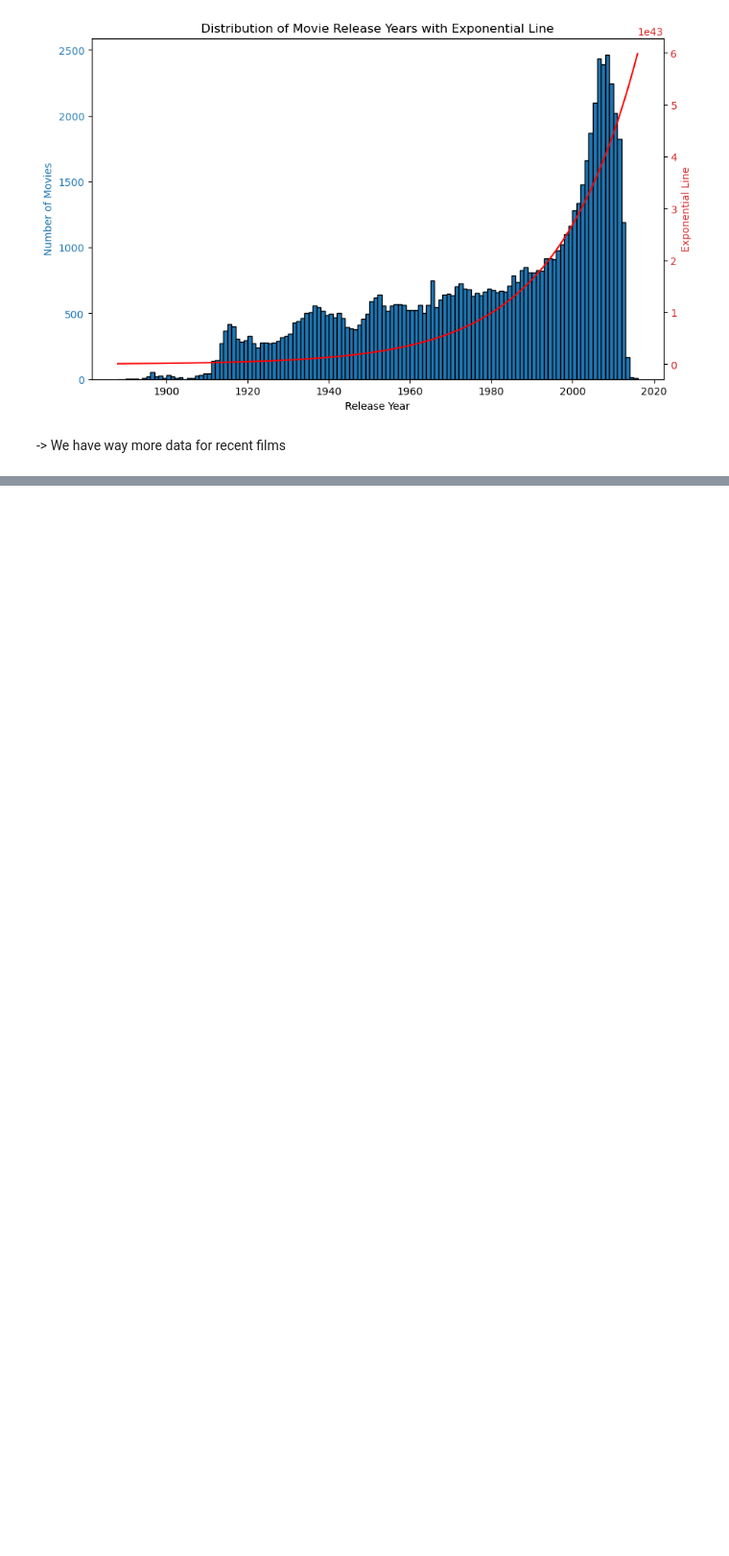
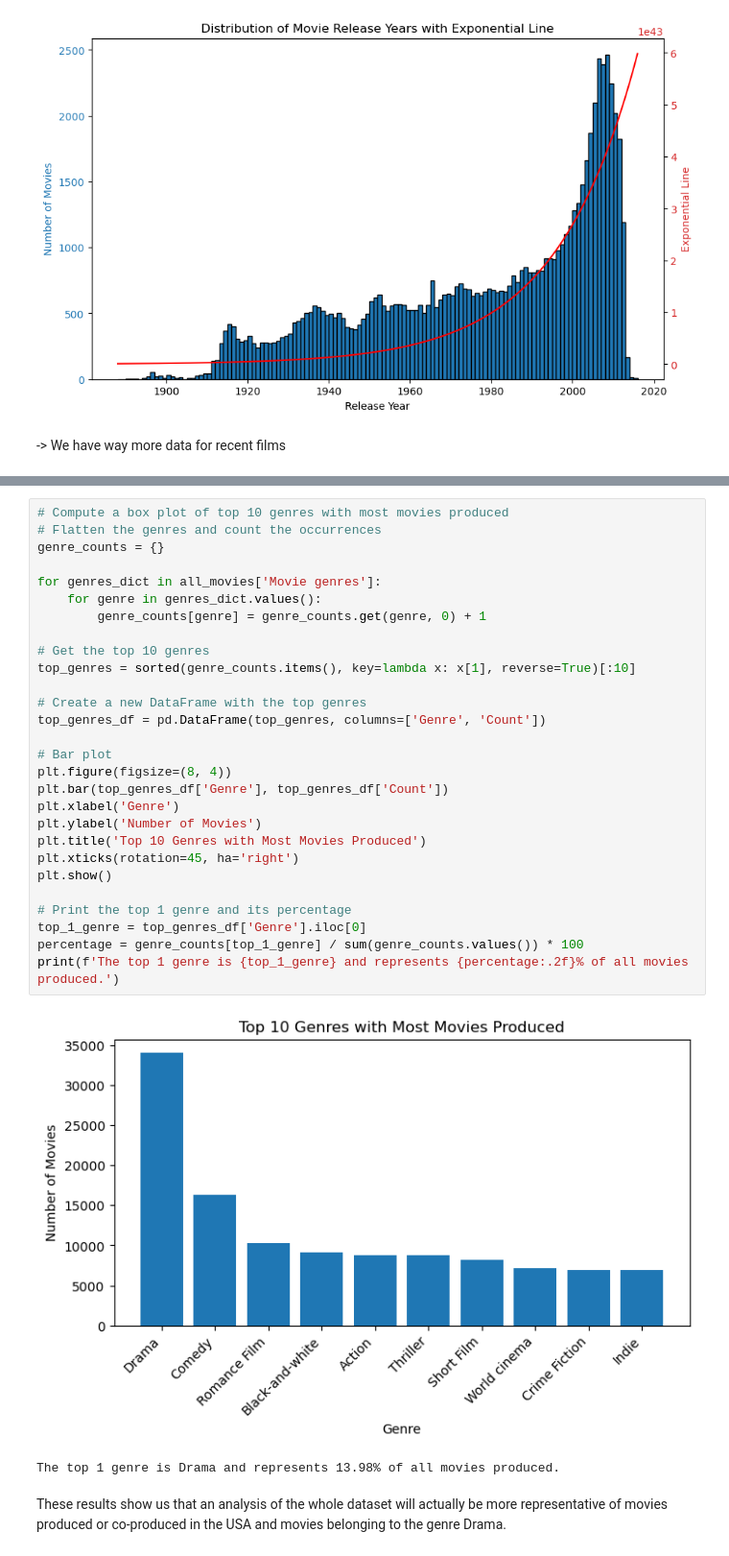
Before and after one commit to epfl-ada/ada-2023-project-workingteam2023, a Jupyter notebook: exploration/main.ipynb, the cells around one changed output, grey strips where cells are left out. Shown at 96% size. Saved outputs shown, nothing was run; the diff lists cells and outputs as text; blank space fills up the shorter version.

```diff
--- a/exploration/main.ipynb
+++ b/exploration/main.ipynb
@@ -311,0 +404,33 @@ Partie de romain:
+# %%
+# Compute a box plot of top 10 genres with most movies produced
+# Flatten the genres and count the occurrences
+genre_counts = {}
+
+for genres_dict in all_movies['Movie genres']:
+    for genre in genres_dict.values():
+        genre_counts[genre] = genre_counts.get(genre, 0) + 1
+
+# Get the top 10 genres
+top_genres = sorted(genre_counts.items(), key=lambda x: x[1], reverse=True)[:10]
+
+# Create a new DataFrame with the top genres
+top_genres_df = pd.DataFrame(top_genres, columns=['Genre', 'Count'])
+
+# Bar plot
+plt.figure(figsize=(8, 4))
+plt.bar(top_genres_df['Genre'], top_genres_df['Count'])
+plt.xlabel('Genre')
+plt.ylabel('Number of Movies')
+plt.title('Top 10 Genres with Most Movies Produced')
+plt.xticks(rotation=45, ha='right')
+plt.show()
+
+# Print the top 1 genre and its percentage
+top_1_genre = top_genres_df['Genre'].iloc[0]
+percentage = genre_counts[top_1_genre] / sum(genre_counts.values()) * 100
+print(f'The top 1 genre is {top_1_genre} and represents {percentage:.2f}% of all movies produced.')
+# %% [output]
+[figure, added]
+The top 1 genre is Drama and represents 13.98% of all movies produced.
+# %% [markdown]
+These results show us that an analysis of the whole dataset will actually be more representative of movies produced or co-produced in the USA and movies belonging to the genre Drama.
```
Also changed, not shown: parts of 23 cells of this notebook.
